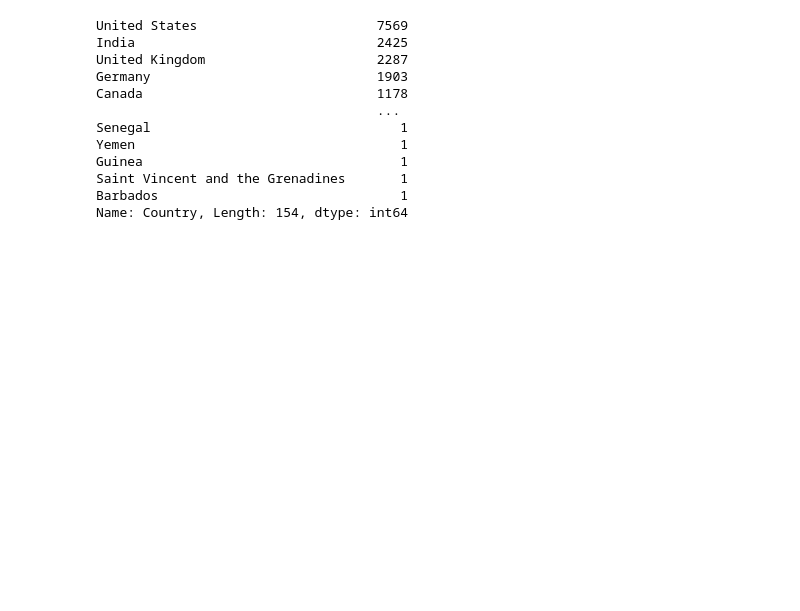
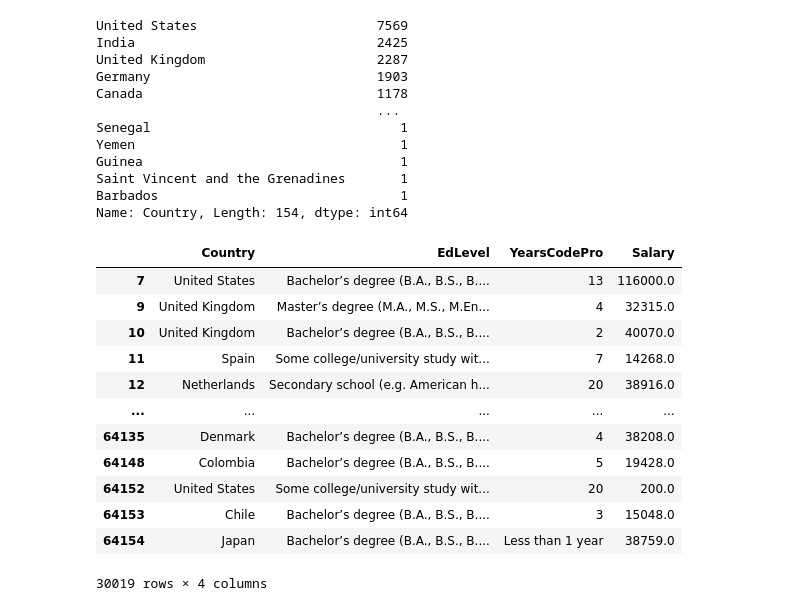
Before and after one commit to adharangaonkar/DataEngineeringProjects, a Jupyter notebook: Salary Prediction App/Salary Prediction.ipynb, the cells around one changed output. Saved outputs shown, nothing was run; the diff lists cells and outputs as text; code cells hidden in the pictures; blank space fills up the shorter version.

```diff
--- a/Salary Prediction App/Salary Prediction.ipynb
+++ b/Salary Prediction App/Salary Prediction.ipynb
@@ -90,3 +90,19 @@ Guinea                                 1
 Saint Vincent and the Grenadines       1
 Barbados                               1
 Name: Country, Length: 154, dtype: int64
+# %%
+df
+# %% [output]
+|  | Country | EdLevel | YearsCodePro | Salary |
+| 7 | United States | Bachelor’s degree (B.A., B.S., B.... | 13 | 116000.0 |
+| 9 | United Kingdom | Master’s degree (M.A., M.S., M.En... | 4 | 32315.0 |
+| 10 | United Kingdom | Bachelor’s degree (B.A., B.S., B.... | 2 | 40070.0 |
+| 11 | Spain | Some college/university study wit... | 7 | 14268.0 |
+| 12 | Netherlands | Secondary school (e.g. American h... | 20 | 38916.0 |
+| ... | ... | ... | ... | ... |
+| 64135 | Denmark | Bachelor’s degree (B.A., B.S., B.... | 4 | 38208.0 |
+| 64148 | Colombia | Bachelor’s degree (B.A., B.S., B.... | 5 | 19428.0 |
+| 64152 | United States | Some college/university study wit... | 20 | 200.0 |
+| 64153 | Chile | Bachelor’s degree (B.A., B.S., B.... | 3 | 15048.0 |
+| 64154 | Japan | Bachelor’s degree (B.A., B.S., B.... | Less than 1 year | 38759.0 |
+30019 rows × 4 columns
```
Also changed, not shown: parts of 31 cells of this notebook, 1 other file.
